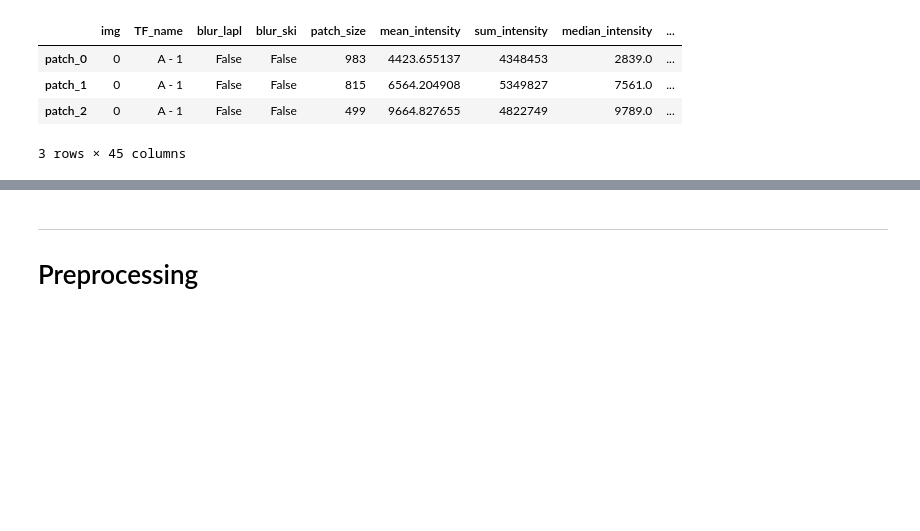
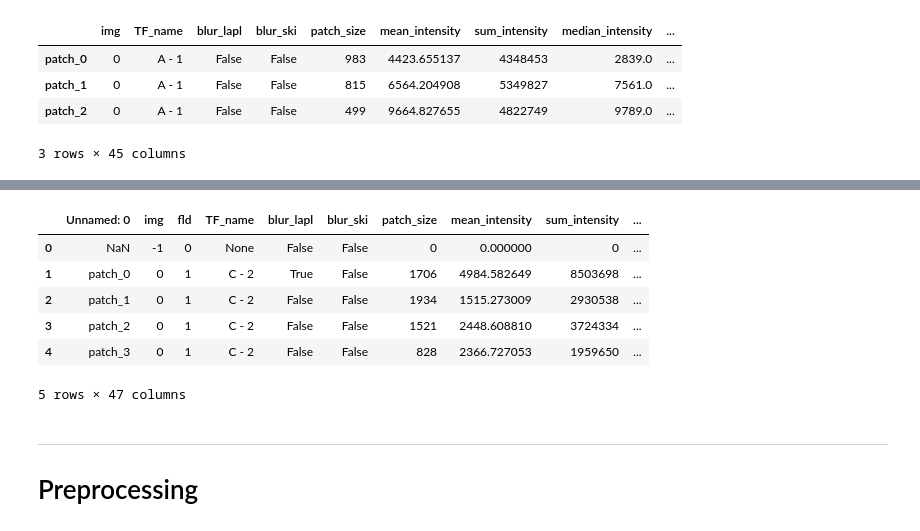
Before and after one commit to CS-433/ml-project-2-transcripted_cherry, a Jupyter notebook: Jupyter notebooks/classification.ipynb, the cells around one changed output, grey strips where cells are left out. Saved outputs shown, nothing was run; the diff lists cells and outputs as text; code cells hidden in the pictures; blank space fills up the shorter version.

```diff
--- a/Jupyter notebooks/classification.ipynb
+++ b/Jupyter notebooks/classification.ipynb
@@ -505,3 +479,39 @@ ypet_intensity.head()
+# %%
+#Data importation (in case doesn't want to run above cells)
+# Import modules
+import numpy as np
+import time, os, sys, random
+from urllib.parse import urlparse
+import skimage.io
+import matplotlib.pyplot as plt
+import matplotlib as mpl
+from cellpose import models
+from cellpose.io import imread
+from cellpose import plot
+from skimage.util import img_as_ubyte
+import pandas as pd
+from skimage.measure import label, regionprops
+from skimage.measure import label, regionprops
+from skimage import measure
+import scipy
+from scipy import ndimage as ndi
+import cv2
+from skimage.morphology import square, dilation
+from sklearn.cluster import KMeans, DBSCAN
+# https://stackoverflow.com/questions/19970764/making-feature-vector-from-gabor-filters-for-classification
+# https://stackoverflow.com/questions/20608458/gabor-feature-extraction
+
+ypet_intensity = pd.read_csv("../Features/TF1_C2.csv")
+ypet_intensity['Circularity'] = (4*np.pi*ypet_intensity['patch_size'])/(ypet_intensity['Perimeter']**2)
+ypet_intensity.head()
+# %% [output]
+|  | Unnamed: 0 | img | fld | TF_name | blur_lapl | blur_ski | patch_size | mean_intensity | sum_intensity | ... |
+| 0 | NaN | -1 | 0 | None | False | False | 0 | 0.000000 | 0 | ... |
+| 1 | patch_0 | 0 | 1 | C - 2 | True | False | 1706 | 4984.582649 | 8503698 | ... |
+| 2 | patch_1 | 0 | 1 | C - 2 | False | False | 1934 | 1515.273009 | 2930538 | ... |
+| 3 | patch_2 | 0 | 1 | C - 2 | False | False | 1521 | 2448.608810 | 3724334 | ... |
+| 4 | patch_3 | 0 | 1 | C - 2 | False | False | 828 | 2366.727053 | 1959650 | ... |
+5 rows × 47 columns
 # %% [markdown]
 ***
 # Preprocessing
```
Also changed, not shown: parts of 30 cells of this notebook, 4 other files.
